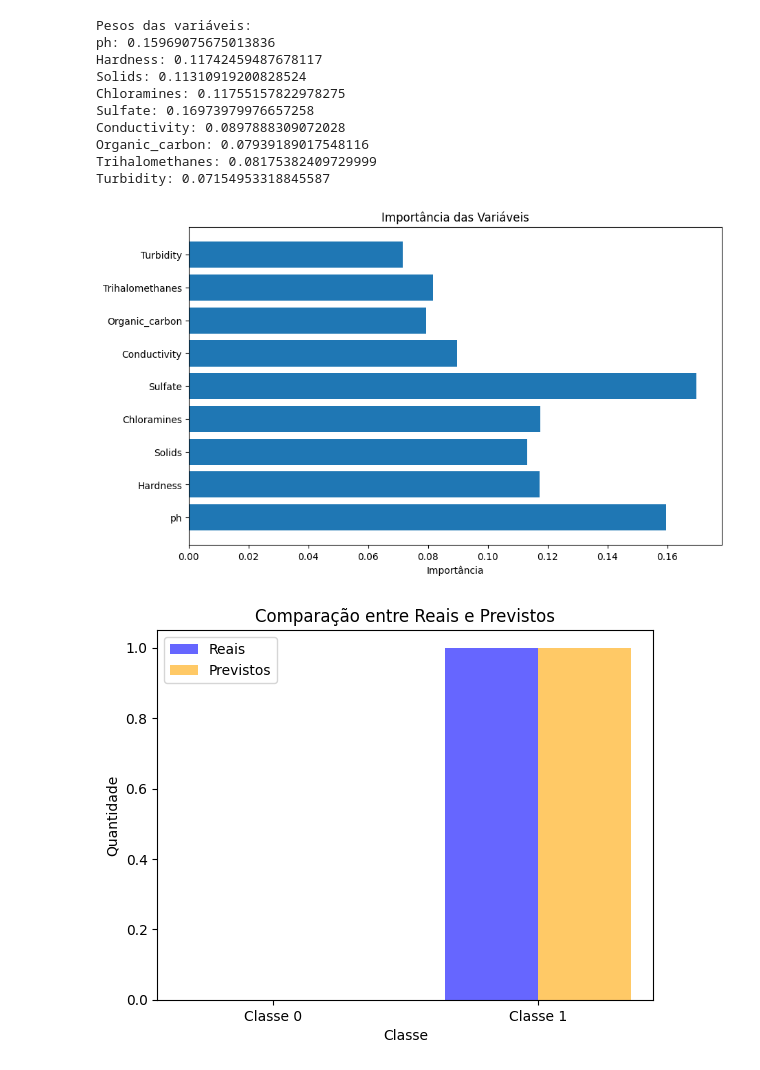
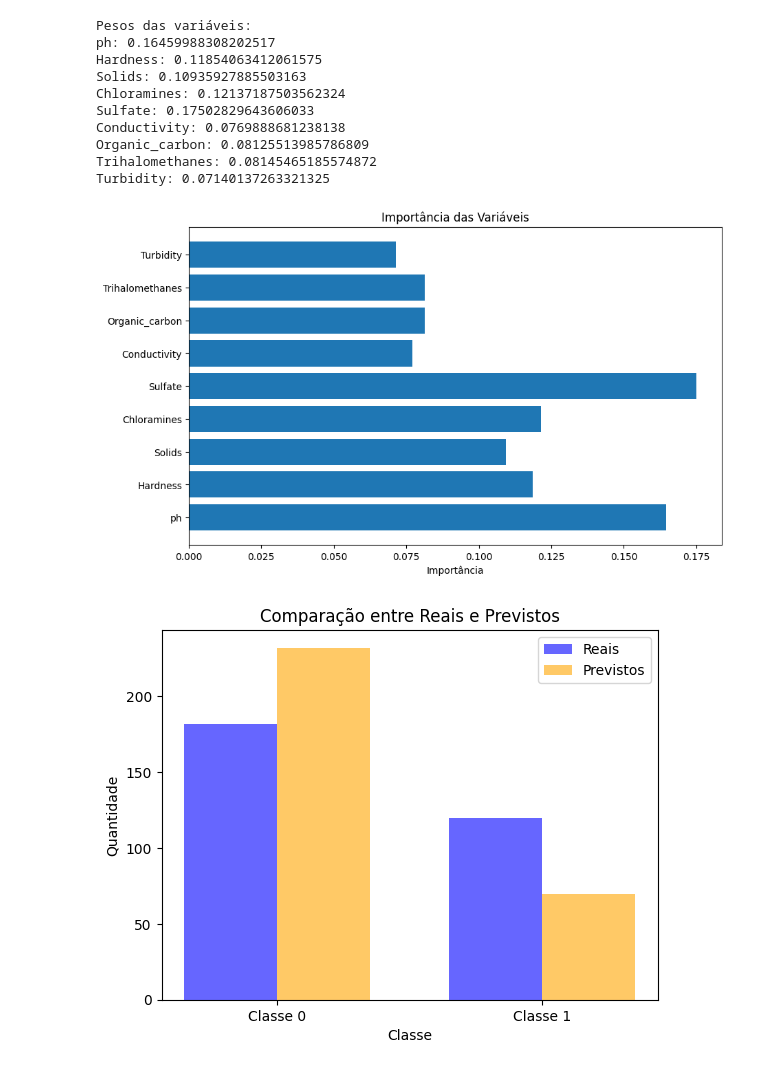
Before and after one commit to Nickyzz1/MachineLearning, a Jupyter notebook: aula6/water-potability/ensemble/RandomForest.ipynb, the cells around one changed output. Cells and saved outputs as stored; diff of their text form; code cells hidden in the pictures.

```diff
--- a/aula6/water-potability/ensemble/RandomForest.ipynb
+++ b/aula6/water-potability/ensemble/RandomForest.ipynb
@@ -174,6 +174,9 @@ plt.show()
 
 #  ========================================================================= /// ==============================================================
 
+valoresDifExistentes, cont_quantos_nos_reais = np.unique(y_test, return_counts=True) # quantos valores de cada(0 e 1) existiram nos reais
+_, cont_quantos_na_prev = np.unique(y_test_pred, return_counts=True) # quantos valores de cada(0 e 1) existiram nas previsões
+
 cont_quantos_nos_reais = dict(zip(valoresDifExistentes, cont_quantos_nos_reais))
 cont_quantos_na_prev = dict(zip(_, cont_quantos_na_prev))
 
@@ -228,13 +231,13 @@ Matriz de Confusão:
 Pesos das variáveis:
-ph: 0.15969075675013836
-Hardness: 0.11742459487678117
-Solids: 0.11310919200828524
-Chloramines: 0.11755157822978275
-Sulfate: 0.16973979976657258
-Conductivity: 0.0897888309072028
-Organic_carbon: 0.07939189017548116
-Trihalomethanes: 0.08175382409729999
-Turbidity: 0.07154953318845587
+ph: 0.16459988308202517
+Hardness: 0.11854063412061575
+Solids: 0.10935927885503163
+Chloramines: 0.12137187503562324
+Sulfate: 0.17502829643606033
+Conductivity: 0.0769888681238138
+Organic_carbon: 0.08125513985786809
+Trihalomethanes: 0.08145465185574872
+Turbidity: 0.07140137263321325
-[figure, old version]
+[figure, new version]
-[figure, old version]
+[figure, new version]
 # %%
```
Also changed, not shown: parts of 2 cells of this notebook, 1 other file.
